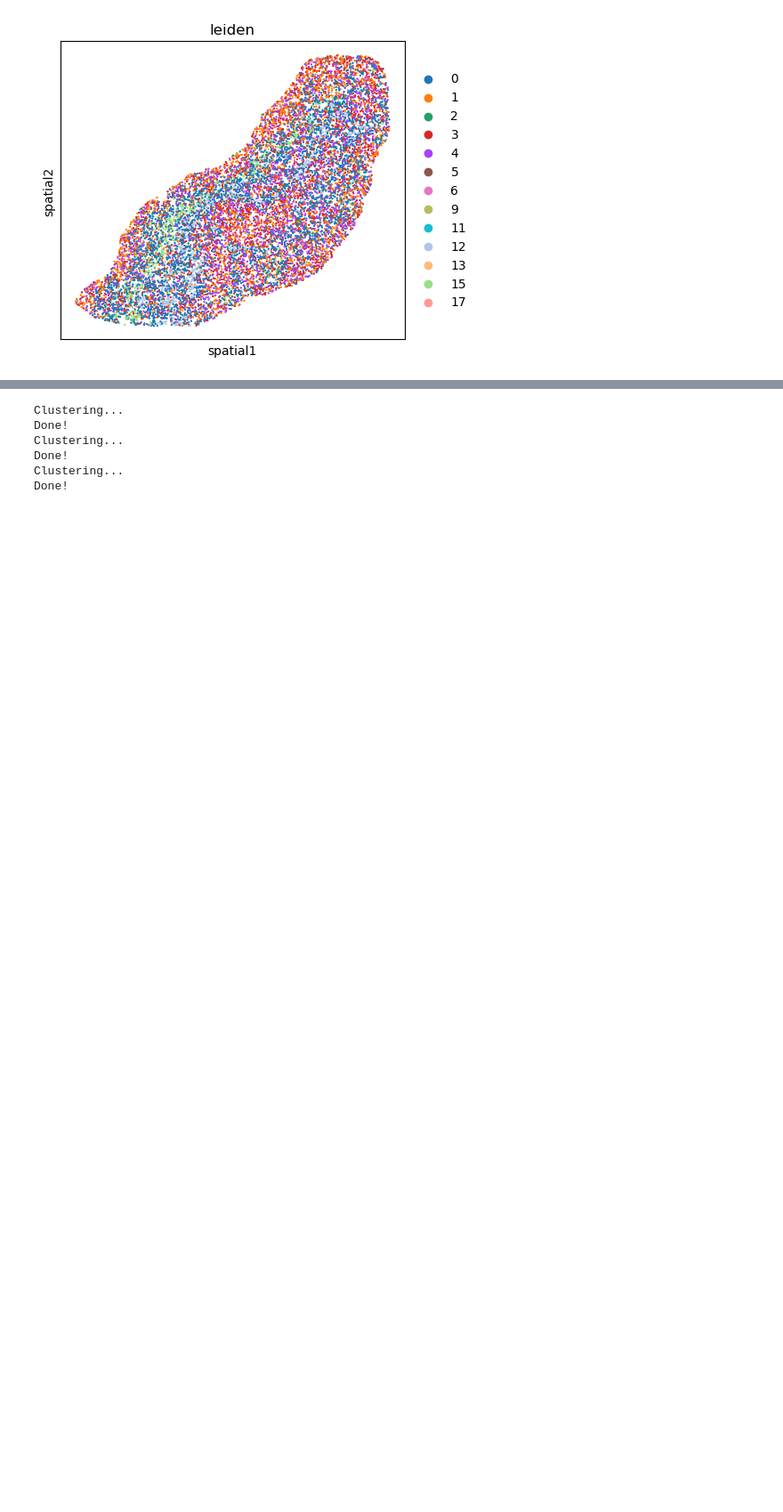
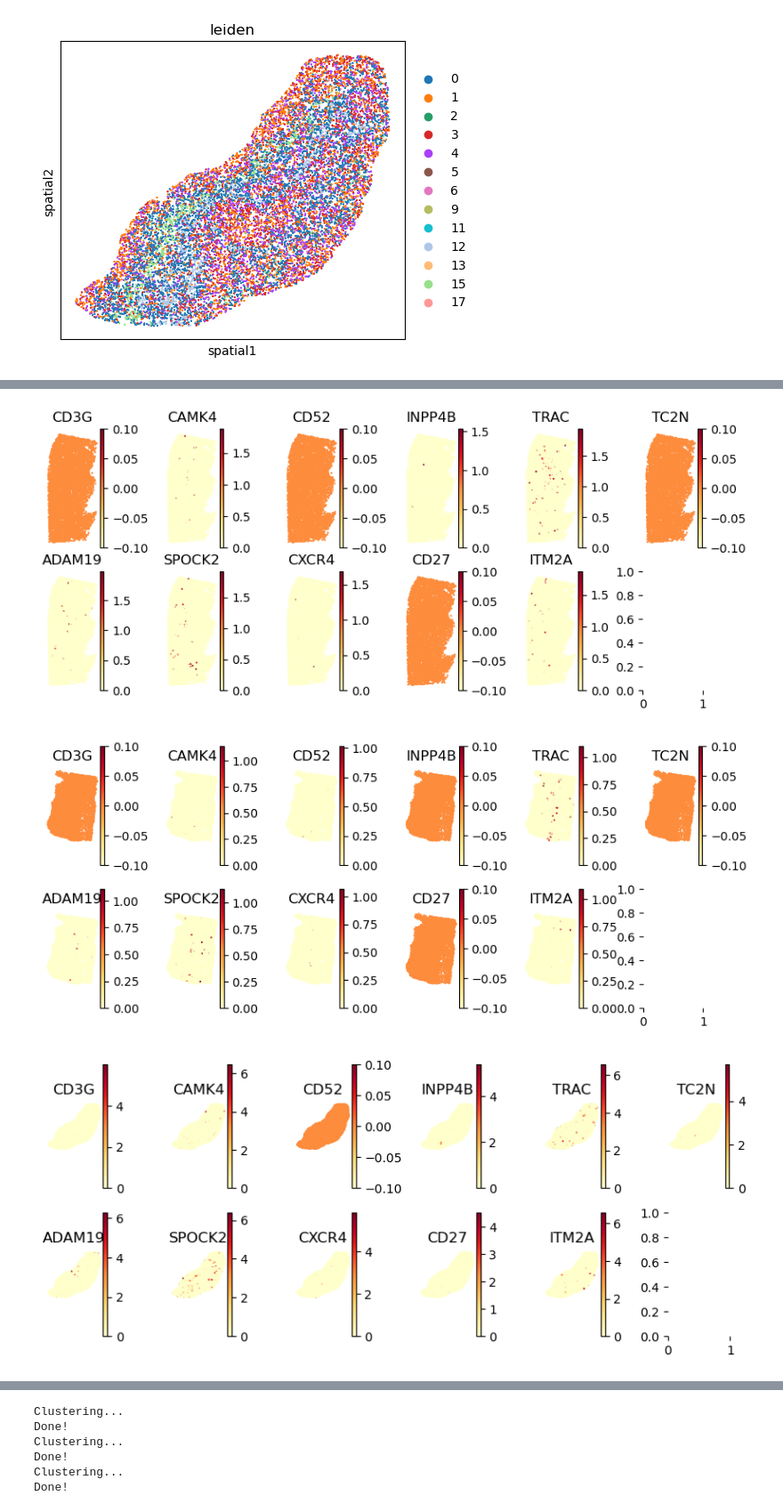
Before and after one commit to distasiolab/SHiPBIO, a Jupyter notebook: src/RetinaAnalysis_001.ipynb, the cells around one changed output, grey strips where cells are left out. Shown at 89% size. Cells and saved outputs as stored; diff of their text form; code cells hidden in the pictures; blank space fills up the shorter version.

```diff
--- a/src/RetinaAnalysis_001.ipynb
+++ b/src/RetinaAnalysis_001.ipynb
@@ -240,0 +177,68 @@ KeyError: "Spatial key 'spatial' not found in `adata.uns`."
+# %%
+import json
+import numpy as np
+
+
+#import re
+#gene_pattern = 'CD'
+#gene_regex = re.compile(gene_pattern)
+#matching_genes = [gene_name for gene_name in retinas_all.var_names if gene_regex.search(gene_name)]
+
+with open('/home/mdistasio/YaleGoogleDrive/DiStasio Lab Share/02 Analysis/annData_ManualAnnotate/data/tcell_celltype_gates.json') as f:
+    gates = json.load(f)
+
+characteristic_genes = [g['gene'] for ct in gates for g in ct['gates']]
+matching_genes = [gene_name for gene_name in characteristic_genes if  gene_name in retinas_all.var_names]
+
+
+
+
+fig, ax = plt.subplots(ncols=int(np.floor(len(matching_genes)/2))+1, nrows=2,  gridspec_kw={'wspace': 1}, figsize=(10,4))
+ax = ax.reshape(-1)
+a = 0
+for gene in matching_genes:
+    sq.pl.spatial_scatter(retinas_all[retinas_all.obs['dataset']=='R1'],  color=gene, size=1, cmap='YlOrRd', shape=None, ax=ax[a])
+    a=a+1
+for axx in ax:
+    axx.set_xlabel('')
+    axx.set_ylabel('')
+    axx.spines['top'].set_visible(False)
+    axx.spines['right'].set_visible(False)
+    axx.spines['bottom'].set_visible(False)
+    axx.spines['left'].set_visible(False)
+fig.savefig(os.path.join(IMGDIR, 'Spatial_T-cell_markers_-_Retina_1.png'), dpi=300)
+
+
+
+fig, ax = plt.subplots(ncols=int(np.floor(len(matching_genes)/2))+1, nrows=2,  gridspec_kw={'wspace': 1}, figsize=(10,4))
+ax = ax.reshape(-1)
+a = 0
+for gene in matching_genes:
+    sq.pl.spatial_scatter(retinas_all[retinas_all.obs['dataset']=='R2'],  color=gene, size=1, cmap='YlOrRd', shape=None, ax=ax[a])
+    a=a+1
+for axx in ax:
+    axx.set_xlabel('')
+    axx.set_ylabel('')
+    axx.spines['top'].set_visible(False)
+    axx.spines['right'].set_visible(False)
+    axx.spines['bottom'].set_visible(False)
+    axx.spines['left'].set_visible(False)
+fig.savefig(os.path.join(IMGDIR, 'Spatial_T-cell_markers_-_Retina_2.png'), dpi=300)
+
+
+
+fig, ax = plt.subplots(ncols=int(np.floor(len(matching_genes)/2))+1, nrows=2,  gridspec_kw={'wspace': 1}, figsize=(10,4))
+ax = ax.reshape(-1)
+a = 0
+for gene in matching_genes:
+    sq.pl.spatial_scatter(retinas_all[retinas_all.obs['dataset']=='R3'],  color=gene, size=1, cmap='YlOrRd', shape=None, ax=ax[a])
+    a=a+1
+for axx in ax:
+    axx.set_xlabel('')
+    axx.set_ylabel('')
+    axx.spines['top'].set_visible(False)
+    axx.spines['right'].set_visible(False)
+    axx.spines['bottom'].set_visible(False)
+    axx.spines['left'].set_visible(False)
+fig.savefig(os.path.join(IMGDIR, 'Spatial_T-cell_markers_-_Retina_3.png'), dpi=300)
+# %% [output]
@@ -240,0 +262,3 @@ KeyError: "Spatial key 'spatial' not found in `adata.uns`."
+[figure, added]
+[figure, added]
+[figure, added]
```
Also changed, not shown: parts of 13 cells of this notebook.
